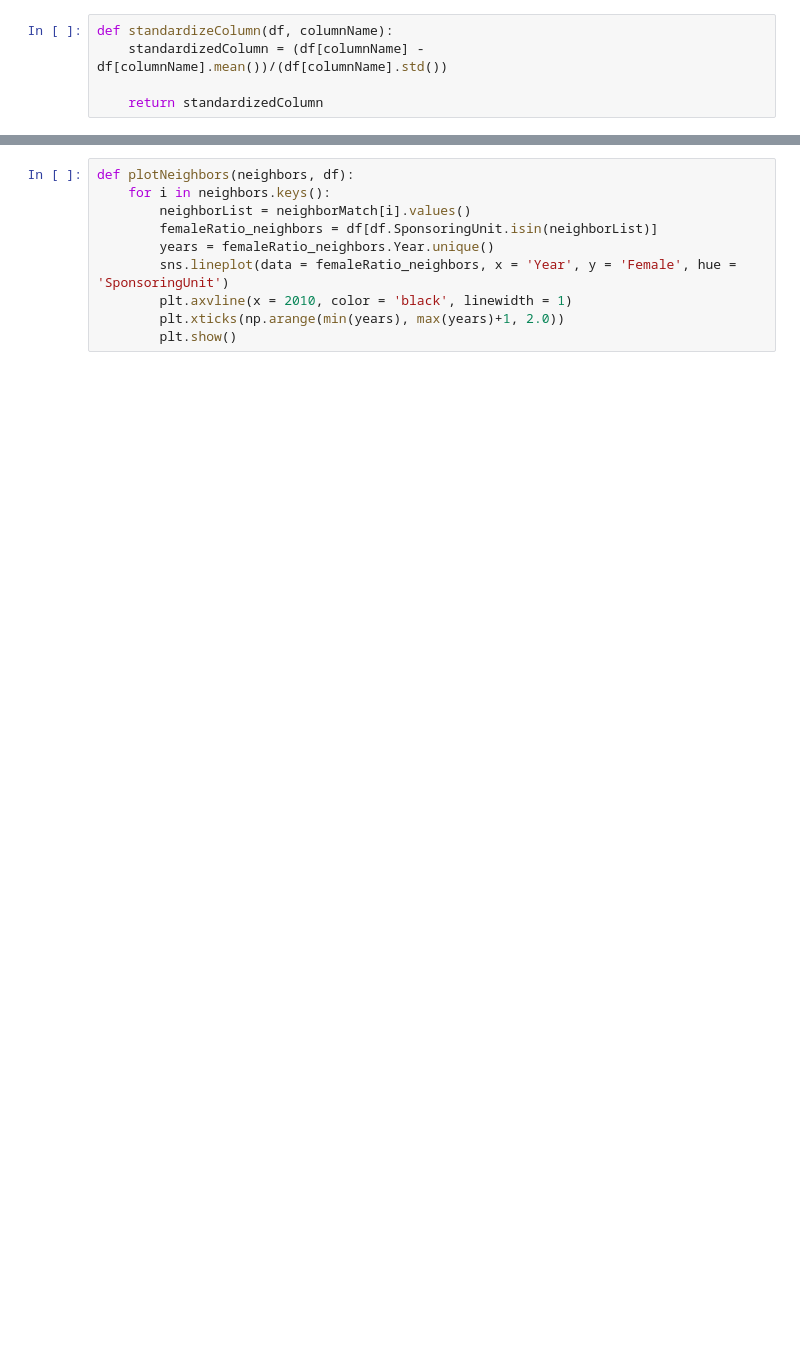
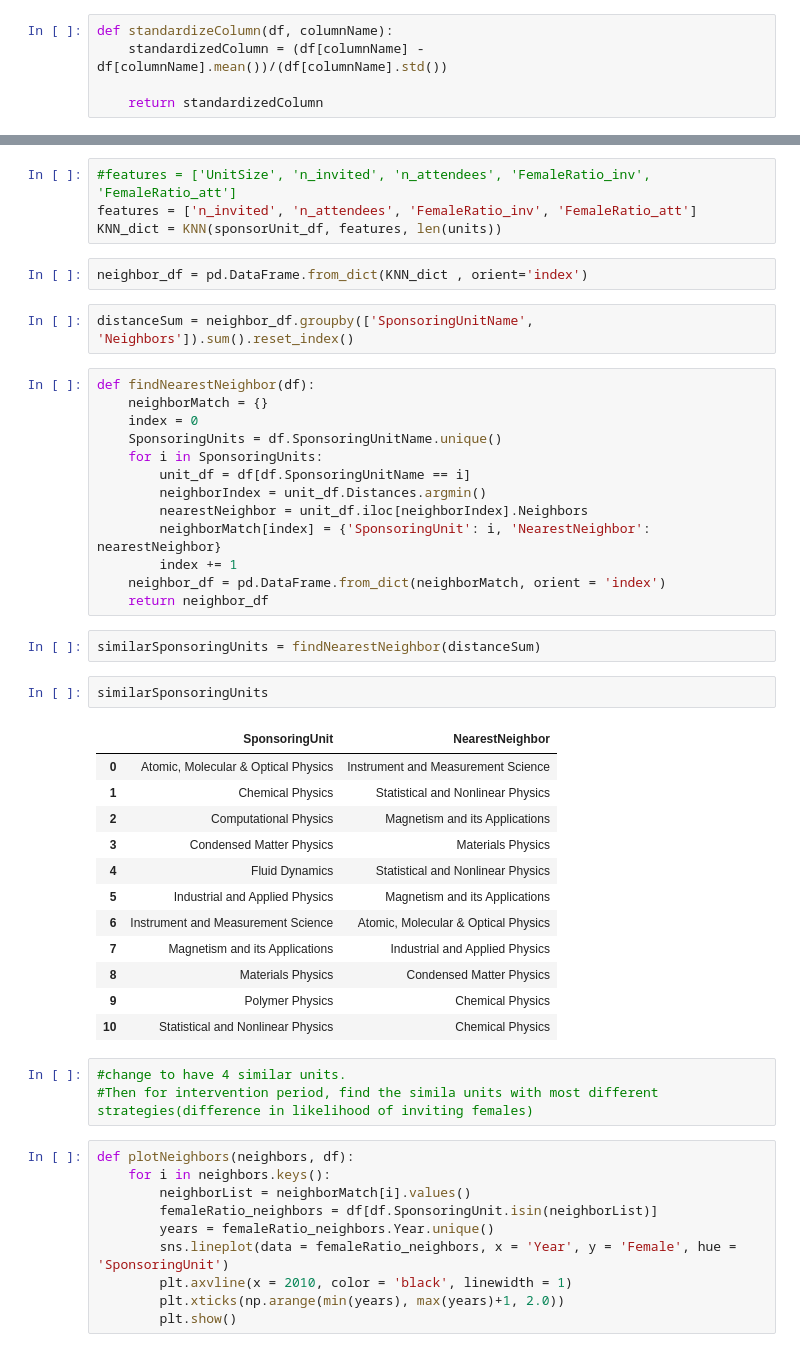
Before and after one commit to EllenWM/Evolution-of-Gender-Diversity-in-Physics-Conferences, a Jupyter notebook: interventionImpact.ipynb, the cells around one changed output, grey strips where cells are left out. Cells and saved outputs as stored; diff of their text form; blank space fills up the shorter version.

```diff
--- a/interventionImpact.ipynb
+++ b/interventionImpact.ipynb
@@ -92,4 +177,45 @@ def KNN(df, features, K):
     return neighborDict
+# %%
+#features = ['UnitSize', 'n_invited', 'n_attendees', 'FemaleRatio_inv', 'FemaleRatio_att']
+features = ['n_invited', 'n_attendees', 'FemaleRatio_inv', 'FemaleRatio_att']
+KNN_dict = KNN(sponsorUnit_df, features, len(units))
+# %%
+neighbor_df = pd.DataFrame.from_dict(KNN_dict , orient='index')
+# %%
+distanceSum = neighbor_df.groupby(['SponsoringUnitName', 'Neighbors']).sum().reset_index()
+# %%
+def findNearestNeighbor(df):
+    neighborMatch = {}
+    index = 0
+    SponsoringUnits = df.SponsoringUnitName.unique()
+    for i in SponsoringUnits:
+        unit_df = df[df.SponsoringUnitName == i]
+        neighborIndex = unit_df.Distances.argmin()
+        nearestNeighbor = unit_df.iloc[neighborIndex].Neighbors
+        neighborMatch[index] = {'SponsoringUnit': i, 'NearestNeighbor': nearestNeighbor}
+        index += 1
+    neighbor_df = pd.DataFrame.from_dict(neighborMatch, orient = 'index')
+    return neighbor_df
+# %%
+similarSponsoringUnits = findNearestNeighbor(distanceSum)
+# %%
+similarSponsoringUnits
+# %% [output]
+|  | SponsoringUnit | NearestNeighbor |
+| 0 | Atomic, Molecular & Optical Physics | Instrument and Measurement Science |
+| 1 | Chemical Physics | Statistical and Nonlinear Physics |
+| 2 | Computational Physics | Magnetism and its Applications |
+| 3 | Condensed Matter Physics | Materials Physics |
+| 4 | Fluid Dynamics | Statistical and Nonlinear Physics |
+| 5 | Industrial and Applied Physics | Magnetism and its Applications |
+| 6 | Instrument and Measurement Science | Atomic, Molecular & Optical Physics |
+| 7 | Magnetism and its Applications | Industrial and Applied Physics |
+| 8 | Materials Physics | Condensed Matter Physics |
+| 9 | Polymer Physics | Chemical Physics |
+| 10 | Statistical and Nonlinear Physics | Chemical Physics |
+# %%
+#change to have 4 similar units.
+#Then for intervention period, find the simila units with most different strategies(difference in likelihood of inviting females)
 # %%
 def plotNeighbors(neighbors, df):
     for i in neighbors.keys():
```
Also changed, not shown: parts of 34 cells of this notebook.
